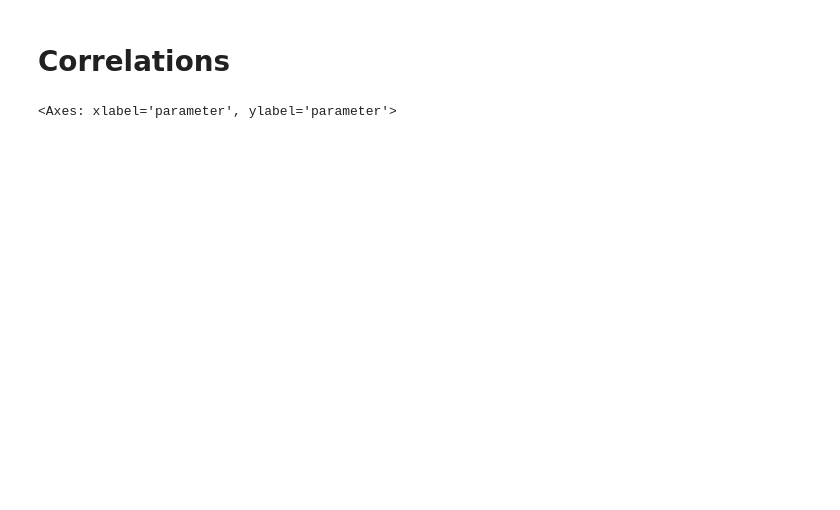
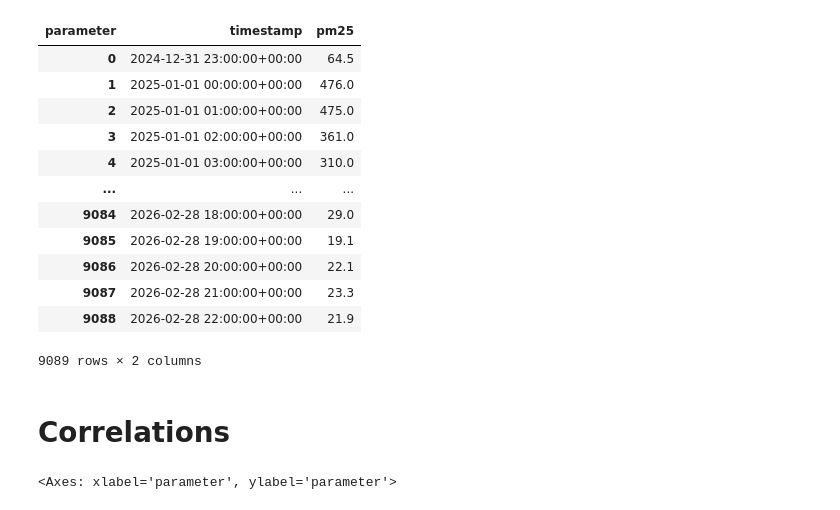
Before and after one commit to Lucamiras/air_quality_sensor, a Jupyter notebook: notebooks/eda.ipynb, the cells around one changed output. Cells and saved outputs as stored; diff of their text form; code cells hidden in the pictures; blank space fills up the shorter version.

```diff
--- a/notebooks/eda.ipynb
+++ b/notebooks/eda.ipynb
@@ -65,3 +65,19 @@ df2["timestamp"] = pd.to_datetime(df2["timestamp"])
+# %%
+df2
+# %% [output]
+| parameter | timestamp | pm25 |
+| 0 | 2024-12-31 23:00:00+00:00 | 64.5 |
+| 1 | 2025-01-01 00:00:00+00:00 | 476.0 |
+| 2 | 2025-01-01 01:00:00+00:00 | 475.0 |
+| 3 | 2025-01-01 02:00:00+00:00 | 361.0 |
+| 4 | 2025-01-01 03:00:00+00:00 | 310.0 |
+| ... | ... | ... |
+| 9084 | 2026-02-28 18:00:00+00:00 | 29.0 |
+| 9085 | 2026-02-28 19:00:00+00:00 | 19.1 |
+| 9086 | 2026-02-28 20:00:00+00:00 | 22.1 |
+| 9087 | 2026-02-28 21:00:00+00:00 | 23.3 |
+| 9088 | 2026-02-28 22:00:00+00:00 | 21.9 |
+9089 rows × 2 columns
 # %% [markdown]
 # Correlations
 # %%
```
Also changed, not shown: parts of 12 cells of this notebook, 3 other files.
